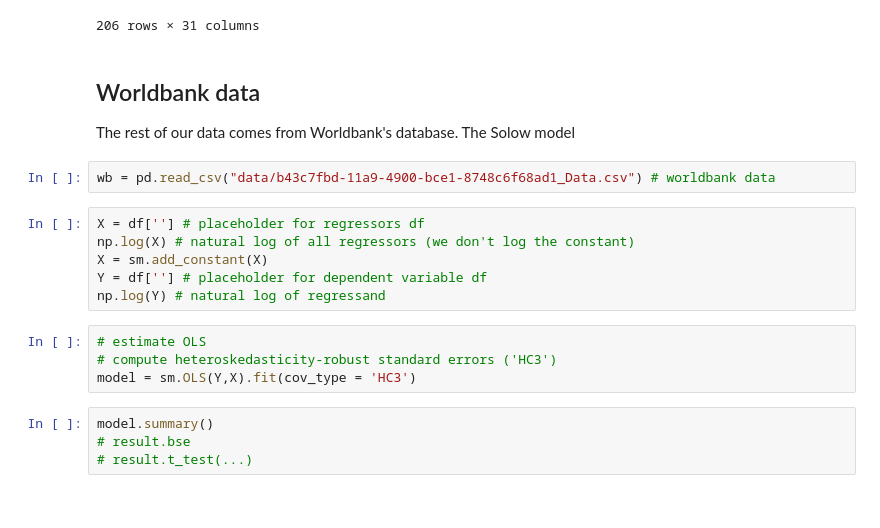
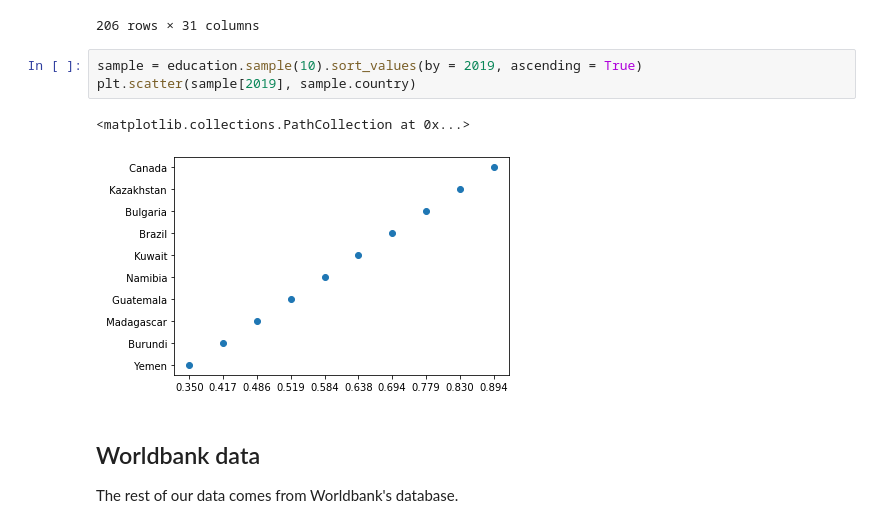
Before and after one commit to iatrogenic/Solow-TPROG, a Jupyter notebook: Modeling_data.ipynb, the cells around one changed output. Cells and saved outputs as stored; diff of their text form.

```diff
--- a/Modeling_data.ipynb
+++ b/Modeling_data.ipynb
@@ -47,23 +55,13 @@ education
 | 204 | Organization for Economic Co-oper... | 0.679 | 0.688 | 0.681 | 0.709 | 0.720 | 0.729 | 0.735 | 0.728 | 0.747 | ... | ... |
 | 205 | World | 0.450 | 0.456 | 0.456 | 0.469 | 0.474 | 0.482 | 0.490 | 0.490 | 0.503 | ... | ... |
 206 rows × 31 columns
+# %%
+sample = education.sample(10).sort_values(by = 2019, ascending = True)
+plt.scatter(sample[2019], sample.country)
+# %% [output]
+<matplotlib.collections.PathCollection at 0x...>
+[figure, added]
 # %% [markdown]
 ## Worldbank data
 
-The rest of our data comes from Worldbank's database. The Solow model
+The rest of our data comes from Worldbank's database.
-# %%
-wb = pd.read_csv("data/b43c7fbd-11a9-4900-bce1-8748c6f68ad1_Data.csv") # worldbank data
-# %%
-X = df[''] # placeholder for regressors df
-np.log(X) # natural log of all regressors (we don't log the constant)
-X = sm.add_constant(X)
-Y = df[''] # placeholder for dependent variable df
-np.log(Y) # natural log of regressand
-# %%
-# estimate OLS
-# compute heteroskedasticity-robust standard errors ('HC3')
-model = sm.OLS(Y,X).fit(cov_type = 'HC3')
-# %%
-model.summary()
-# result.bse
-# result.t_test(...)
```
Also changed, not shown: parts of 13 cells of this notebook.
